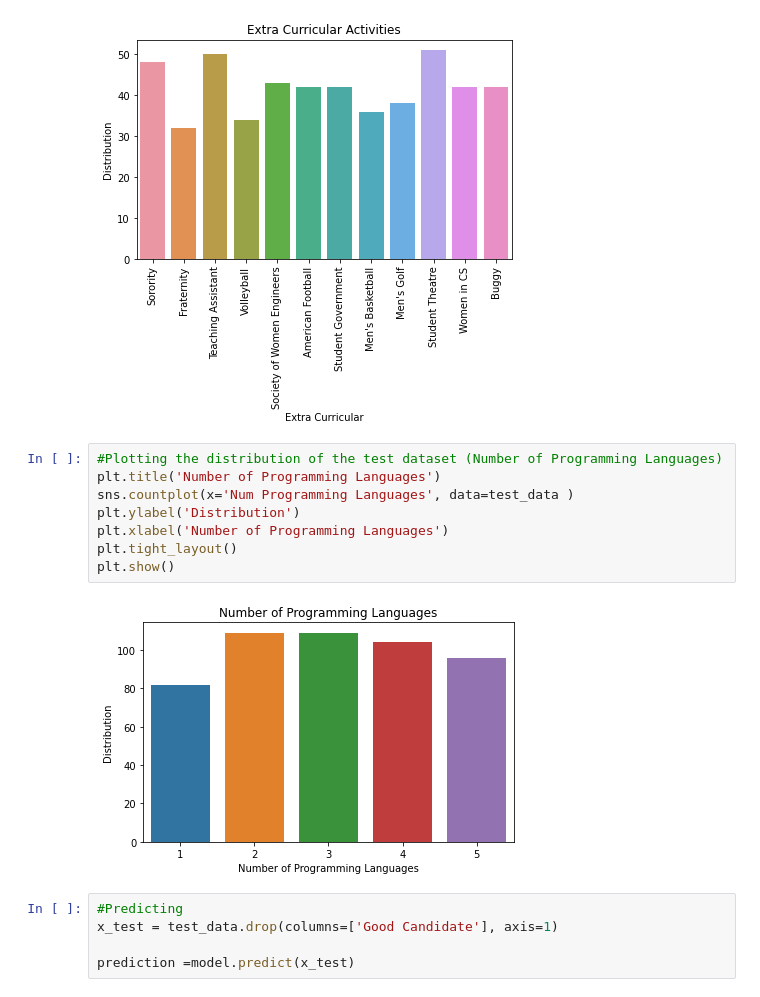
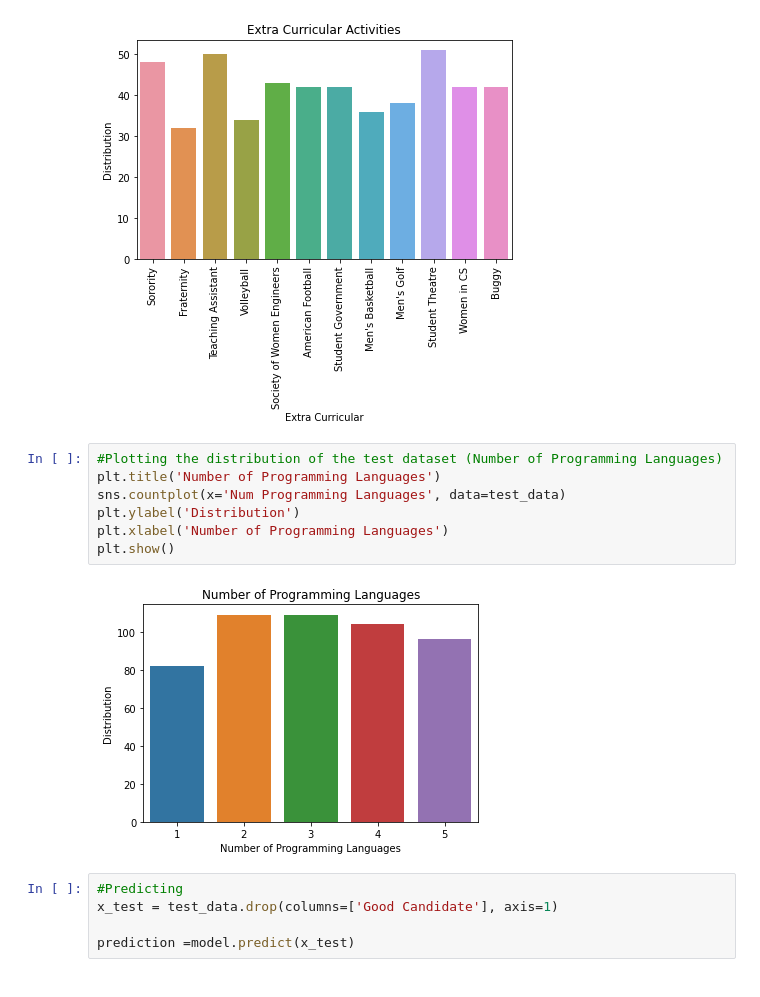
Before and after one commit to CMU-17313Q/fall23-nodebb-inshallah-a, a Jupyter notebook: P4/Jupyter_Notebook_Setup_P4.ipynb, the cells around one changed output. Cells and saved outputs as stored; diff of their text form.

```diff
--- a/P4/Jupyter_Notebook_Setup_P4.ipynb
+++ b/P4/Jupyter_Notebook_Setup_P4.ipynb
@@ -110,13 +117,12 @@ plt.show()
 # %%
 #Plotting the distribution of the test dataset (Number of Programming Languages)
 plt.title('Number of Programming Languages')
-sns.countplot(x='Num Programming Languages', data=test_data )
+sns.countplot(x='Num Programming Languages', data=test_data)
 plt.ylabel('Distribution')
 plt.xlabel('Number of Programming Languages')
-plt.tight_layout()
 plt.show()
 # %% [output]
-[figure, old version]
+[figure, new version]
 # %%
 #Predicting
 x_test = test_data.drop(columns=['Good Candidate'], axis=1)
```
Also changed, not shown: parts of 29 cells of this notebook.
